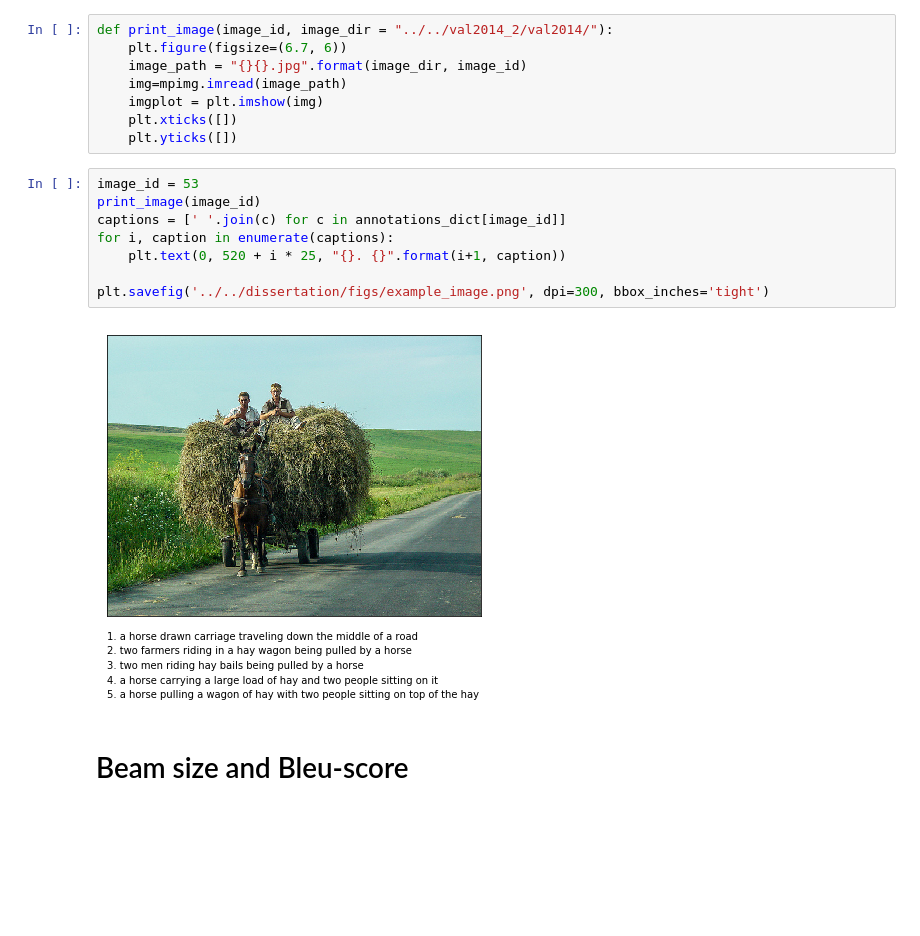
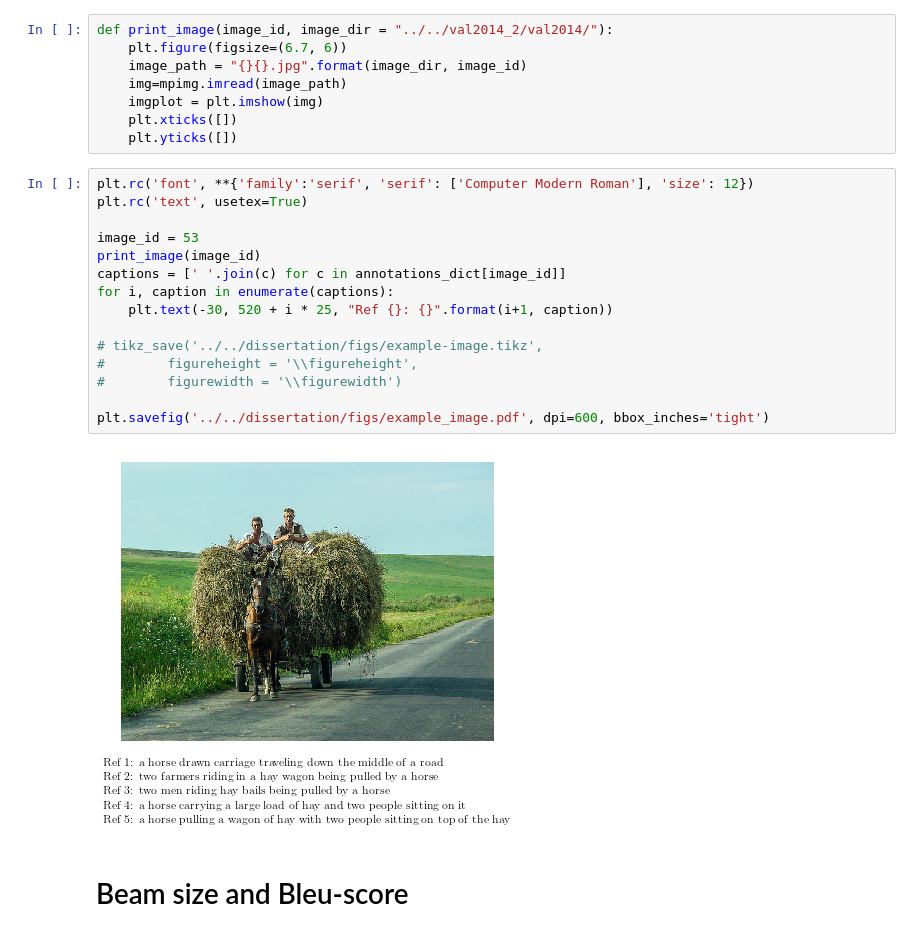
Before and after one commit to seb5666/image_captions, a Jupyter notebook: evaluation/Figures.ipynb, the cells around one changed output. Drawn from its saved outputs; the diff is of its cells as text; blank space fills up the shorter version.

```diff
--- a/evaluation/Figures.ipynb
+++ b/evaluation/Figures.ipynb
@@ -89,15 +93,22 @@ def print_image(image_id, image_dir = "../../val2014_2/val2014/"):
     plt.xticks([])
     plt.yticks([])
 # %%
+plt.rc('font', **{'family':'serif', 'serif': ['Computer Modern Roman'], 'size': 12})
+plt.rc('text', usetex=True)
+
 image_id = 53
 print_image(image_id)
 captions = [' '.join(c) for c in annotations_dict[image_id]]
 for i, caption in enumerate(captions):
-    plt.text(0, 520 + i * 25, "{}. {}".format(i+1, caption))
+    plt.text(-30, 520 + i * 25, "Ref {}: {}".format(i+1, caption))
 
-plt.savefig('../../dissertation/figs/example_image.png', dpi=300, bbox_inches='tight')
+# tikz_save('../../dissertation/figs/example-image.tikz',
+#        figureheight = '\\figureheight',
+#        figurewidth = '\\figurewidth')
+
+plt.savefig('../../dissertation/figs/example_image.pdf', dpi=600, bbox_inches='tight')
 # %% [output]
-[figure, old version]
+[figure, new version]
 # %% [markdown]
 # Beam size and Bleu-score
 # %%
```
Also changed, not shown: parts of 6 cells of this notebook, 11 other files.
